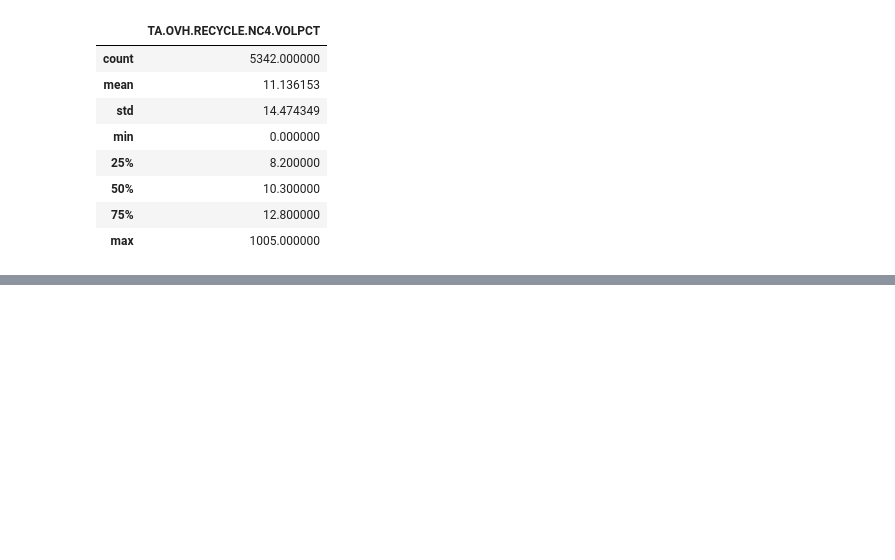
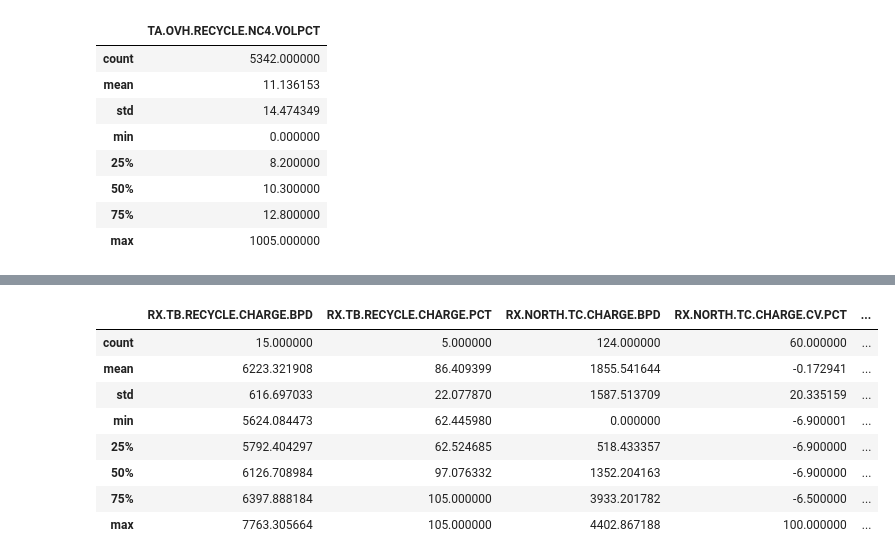
Before and after one commit to Jarney903/Red-ProjectHub, a Jupyter notebook: ETL/clean_data_function.ipynb, the cells around one changed output, grey strips where cells are left out. Drawn from its saved outputs; the diff is of its cells as text; code cells hidden in the pictures; blank space fills up the shorter version.

```diff
--- a/ETL/clean_data_function.ipynb
+++ b/ETL/clean_data_function.ipynb
@@ -143,0 +185,15 @@ tc_data.describe()
+# %%
+# outliers in reactor data
+rx_float = rx_data.iloc[:, 1:-1]
+rx_outliers = find_outliers(rx_float)
+rx_outliers.describe()
+# %% [output]
+|  | RX.TB.RECYCLE.CHARGE.BPD | RX.TB.RECYCLE.CHARGE.PCT | RX.NORTH.TC.CHARGE.BPD | RX.NORTH.TC.CHARGE.CV.PCT | ... |
+| count | 15.000000 | 5.000000 | 124.000000 | 60.000000 | ... |
+| mean | 6223.321908 | 86.409399 | 1855.541644 | -0.172941 | ... |
+| std | 616.697033 | 22.077870 | 1587.513709 | 20.335159 | ... |
+| min | 5624.084473 | 62.445980 | 0.000000 | -6.900001 | ... |
+| 25% | 5792.404297 | 62.524685 | 518.433357 | -6.900000 | ... |
+| 50% | 6126.708984 | 97.076332 | 1352.204163 | -6.900000 | ... |
+| 75% | 6397.888184 | 105.000000 | 3933.201782 | -6.500000 | ... |
+| max | 7763.305664 | 105.000000 | 4402.867188 | 100.000000 | ... |
```
Also changed, not shown: parts of 9 cells of this notebook.
